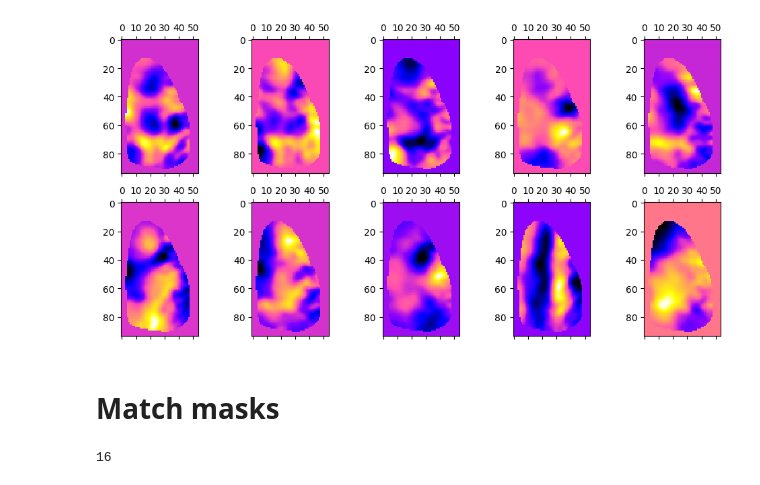
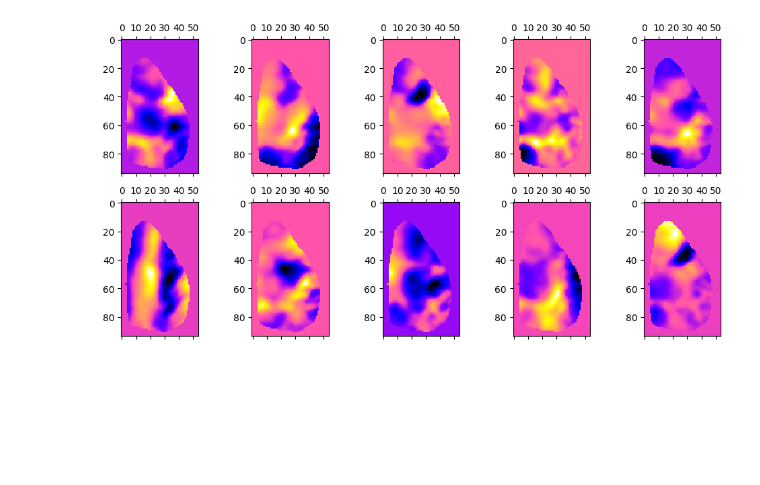
Before and after one commit to NeuroNetMem/pipeline_vsdi, a Jupyter notebook: notebooks/pca_ica.ipynb, the cells around one changed output. Drawn from its saved outputs; the diff is of its cells as text; code cells hidden in the pictures; blank space fills up the shorter version.

```diff
--- a/notebooks/pca_ica.ipynb
+++ b/notebooks/pca_ica.ipynb
@@ -10,5 +12,0 @@ from pathlib import Path
-# %%
-datapath = Path('/Users/davide/Dropbox/Projects/ATC/ATC_Data_preprocessed')
-atc = loadmat(datapath.joinpath('A04/Day1/ATC1.mat'))
-vsdi = loadmat(datapath.joinpath('A04/Day1/vsdi_ATC1.mat'))['vsdi_data']
-mask = loadmat(datapath.joinpath(f'A04/Day1/vsdi_mask.mat'))['mask']
@@ -45,21 +13,44 @@ clean_vsdi = clean_outliers(vsdi,nsigma=5)
+# %%
+datapath = Path('/ceph/imaging1/davide/ATC_Data_preprocessed')
+
+output_path = Path('/scratch/dspalla/ATC_analysis')
+output_path.mkdir(parents=True,exist_ok=True)
 # %%
-animals = ['A04']
+animals = ['A04','A06','A07','A08']
 days = ['Day1','Day3','Day5','Day7']
 
 for animal in animals:
+    print(f'animal {animal}')
     vsdi_total = []
+    masks = []
     for day in days:
+        print(day)
         vsdi1 = loadmat(datapath.joinpath(f'{animal}/{day}/vsdi_ATC1.mat'))['vsdi_data']
         vsdi2 = loadmat(datapath.joinpath(f'{animal}/{day}/vsdi_ATC2.mat'))['vsdi_data']
         mask = loadmat(datapath.joinpath(f'{animal}/{day}/vsdi_mask.mat'))['mask']
 
-        vsd1 = clean_vsdi(vsdi1,nsigma=5)
-        vsdi2 = clean_vsdi(vsdi2,nsigma=5)
+        vsd1 = clean_outliers(vsdi1,nsigma=5)
+        vsdi2 = clean_outliers(vsdi2,nsigma=5)
 
         vsdi = np.dstack([vsdi1,vsdi2])
-        print(vsdi.shape)
+
         vsdi_total.append(vsdi1)
+        masks.append(mask)
 
-vsdi_total = np.dstack(vsdi_total)
-print('Done')
+    vsdi_total = np.dstack(vsdi_total)
+    np.save(output_path.joinpath(f'vsdi_total_{animal}'),vsdi_total)
+
+    total_mask = reduce(lambda x, y: np.logical_and(x, y), masks)
+    np.save(output_path.joinpath(f'mask_total_{animal}'),vsdi_total)
+
+    print('Data concatenated')
+
+    # fit pca-ica
+    start_time = time.time()
+    print('fitting PCA-ICA')
+    footprints, timecourses = pca_ica(vsdi_total,total_mask)
+    end_time = time.time()
+    np.save(output_path.joinpath(f'footprints_{animal}'),footprints)
+    np.save(output_path.joinpath(f'timecourses_{animal}'),timecourses)
+    print(f'Done in {end_time-start_time}')
 # %% [output]
@@ -69,11 +74,9 @@ pca_ica(vsdi_total,mask)
 # %%
 import matplotlib.pyplot as plt
 plt.figure(figsize=(10,5))
-for i,f in enumerate(fingerprints):
+for i,f in enumerate(footprints):
     ax = plt.subplot(2,5,i+1)
-    ax.matshow(f.reshape(vsdi.shape[:2]),cmap=plt.cm.gnuplot2)
+    ax.matshow(f,cmap=plt.cm.gnuplot2)
 plt.tight_layout()
 # %% [output]
-[figure, old version]
+[figure, new version]
-# %% [markdown]
-# Match masks
@@ -102,4 +82,0 @@ for animal,day in product(animals,days):
-# %%
-len(masks)
-# %% [output]
-16
```
Also changed, not shown: parts of 11 cells of this notebook, 4 other files.
